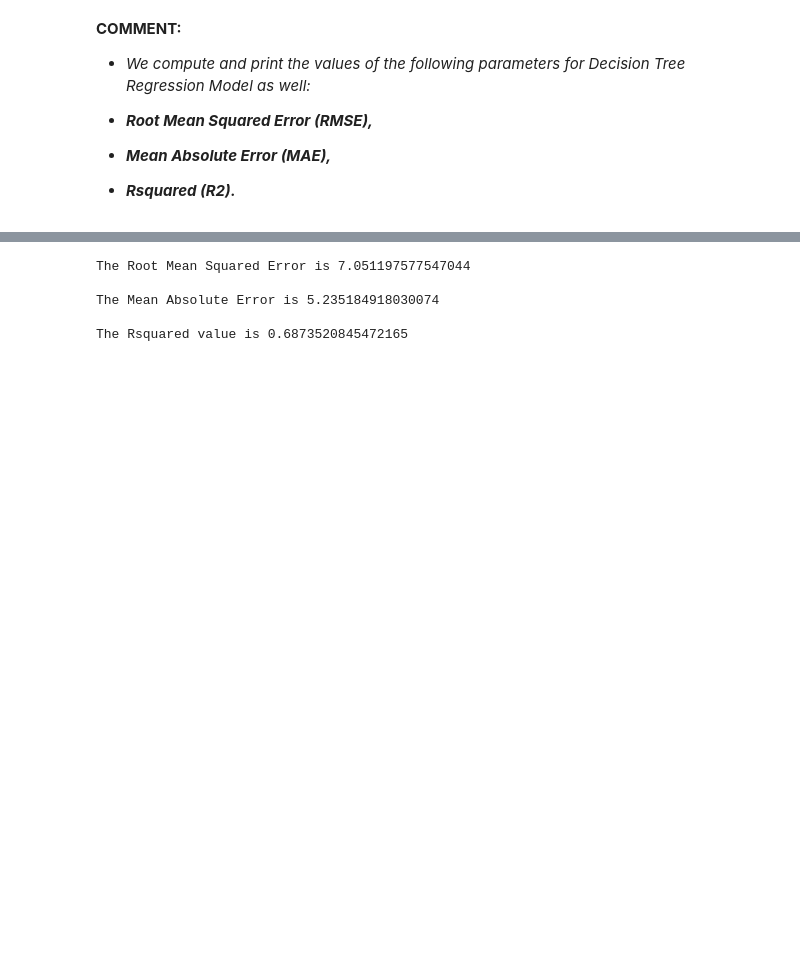
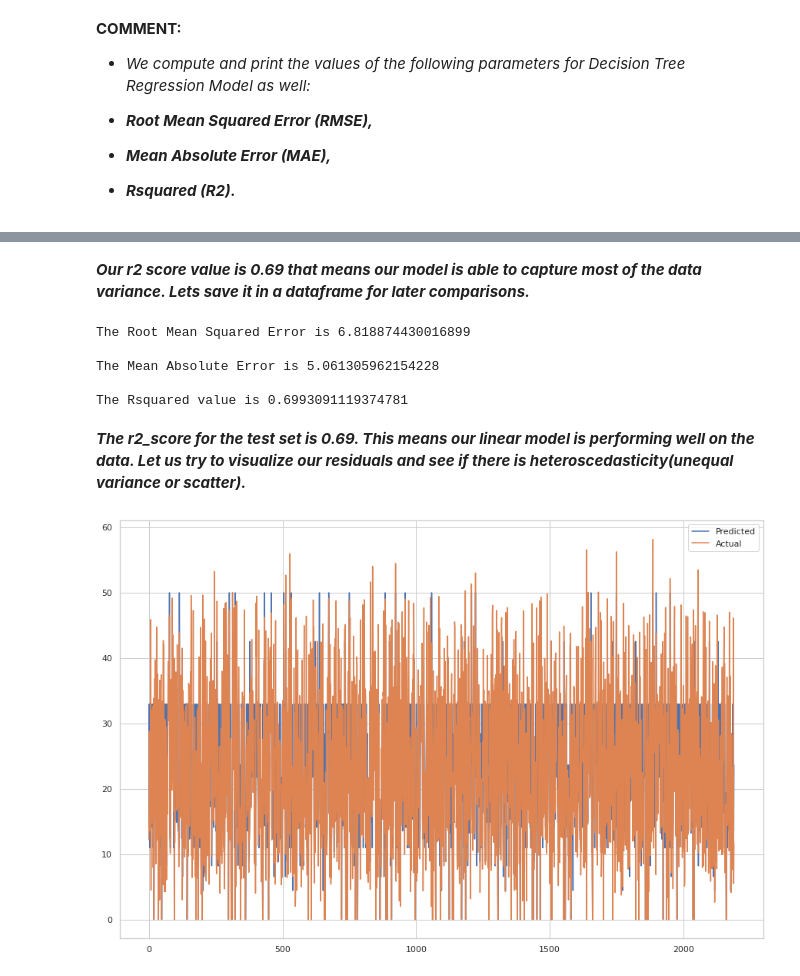
Before and after one commit to Madhu-95/Capstone2_ML_Regression, a Jupyter notebook: Bike_Sharing_Demand_Prediction_Capstone_Project(Supervised_ML)_by_MADHU_KUMARI.ipynb, the cells around one changed output, grey strips where cells are left out. Cells and saved outputs as stored; diff of their text form; code cells hidden in the pictures; blank space fills up the shorter version.

```diff
--- a/Bike_Sharing_Demand_Prediction_Capstone_Project(Supervised_ML)_by_MADHU_KUMARI.ipynb
+++ b/Bike_Sharing_Demand_Prediction_Capstone_Project(Supervised_ML)_by_MADHU_KUMARI.ipynb
@@ -891,0 +910,2 @@ resid_tree = y_test - y_pred_tree
+# %% [markdown]
+***Our r2 score value is 0.69 that means our model is  able to capture most of the data variance. Lets save it in a dataframe for later comparisons.***
@@ -892,20 +920,20 @@ resid_tree = y_test - y_pred_tree
 # %%
 # Root Mean Squared Error
-RMSE_tree = np.sqrt(np.mean(resid_tree**2))
+RMSE_tree = np.sqrt(np.mean((y_test-y_pred_testd)**2))
 print('The Root Mean Squared Error is',RMSE_tree)
 print()
 
 # Mean Absolute Error
-MAE_tree = np.mean(np.abs(resid_tree))
+MAE_tree = np.mean(np.abs(y_test-y_pred_testd))
 print('The Mean Absolute Error is',MAE_tree)
 print()
 
 #Rsquared
-R2_tree = r2_score(y_test, y_pred_tree)
+R2_tree = r2_score(y_test, y_pred_testd)
 print('The Rsquared value is',R2_tree)
 # %% [output]
-The Root Mean Squared Error is 7.051197577547044
+The Root Mean Squared Error is 6.818874430016899
 
-The Mean Absolute Error is 5.235184918030074
+The Mean Absolute Error is 5.061305962154228
 
-The Rsquared value is 0.6873520845472165
+The Rsquared value is 0.6993091119374781
@@ -912,2 +947,13 @@ The Rsquared value is 0.6873520845472165
+# %% [markdown]
+***The r2_score for the test set is 0.69. This means our linear model is  performing well on the data. Let us try to visualize our residuals and see if there is heteroscedasticity(unequal variance or scatter).***
+# %%
+#Plot the figure
+plt.figure(figsize=(15,10))
+plt.plot((np.array(y_pred_testd)))
+plt.plot(np.array((y_test)))
+plt.legend(["Predicted","Actual"])
+plt.show()
+# %% [output]
+[figure, added]
 # %%
 ##Heteroscedasticity
```
Also changed, not shown: parts of 38 cells of this notebook.
